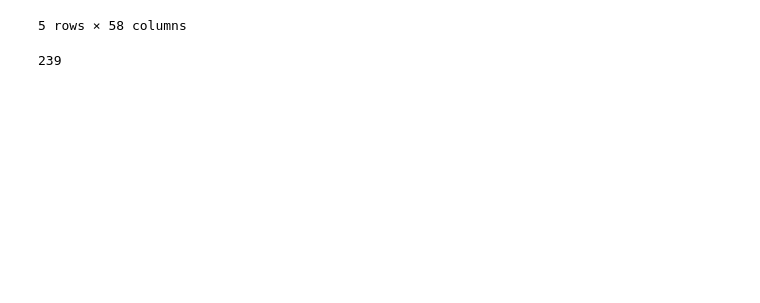
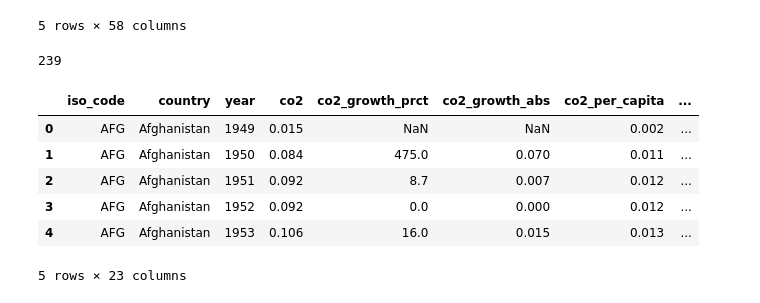
Before and after one commit to jamesallen0351/individual-project, a Jupyter notebook: scratchpad.ipynb, the cells around one changed output. Cells and saved outputs as stored; diff of their text form; code cells hidden in the pictures; blank space fills up the shorter version.

```diff
--- a/scratchpad.ipynb
+++ b/scratchpad.ipynb
@@ -101,3 +101,30 @@ df.head() # I need to figure out how to list all the countries in this data set
 df.country.nunique() # there are 239 countries listed
 # %% [output]
 239
+# %%
+def handle_missing_values(df, prop_required_row = 0.5, prop_required_col = 0.5):
+    ''' funtcion which takes in a dataframe, required notnull proportions of non-null rows and columns.
+    drop the columns and rows columns based on theshold:'''
+
+    #drop columns with nulls
+    threshold = int(prop_required_col * len(df.index)) # Require that many non-NA values.
+    df.dropna(axis = 1, thresh = threshold, inplace = True)
+
+    #drop rows with nulls
+    threshold = int(prop_required_row * len(df.columns)) # Require that many non-NA values.
+    df.dropna(axis = 0, thresh = threshold, inplace = True)
+
+
+    return df
+# %%
+df = handle_missing_values(df, prop_required_row = 0.5, prop_required_col = 0.5)
+# %%
+df.head()
+# %% [output]
+|  | iso_code | country | year | co2 | co2_growth_prct | co2_growth_abs | co2_per_capita | ... |
+| 0 | AFG | Afghanistan | 1949 | 0.015 | NaN | NaN | 0.002 | ... |
+| 1 | AFG | Afghanistan | 1950 | 0.084 | 475.0 | 0.070 | 0.011 | ... |
+| 2 | AFG | Afghanistan | 1951 | 0.092 | 8.7 | 0.007 | 0.012 | ... |
+| 3 | AFG | Afghanistan | 1952 | 0.092 | 0.0 | 0.000 | 0.012 | ... |
+| 4 | AFG | Afghanistan | 1953 | 0.106 | 16.0 | 0.015 | 0.013 | ... |
+5 rows × 23 columns
```
Also changed, not shown: parts of 4 cells of this notebook, 1 other file.
